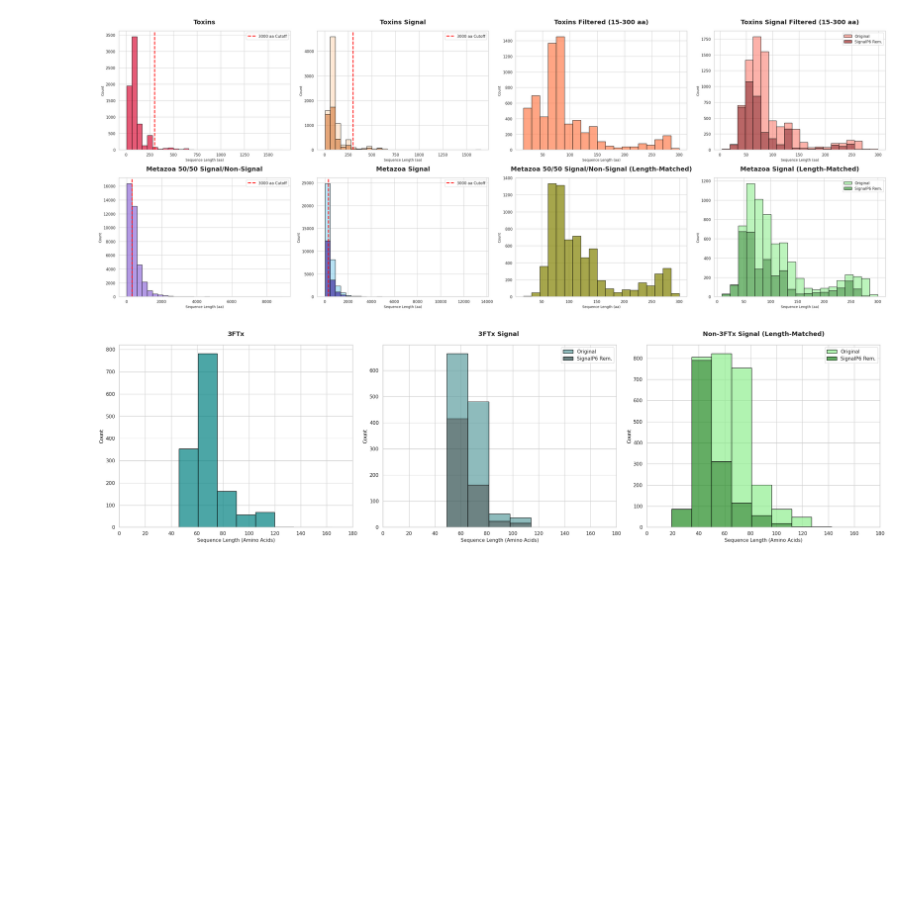
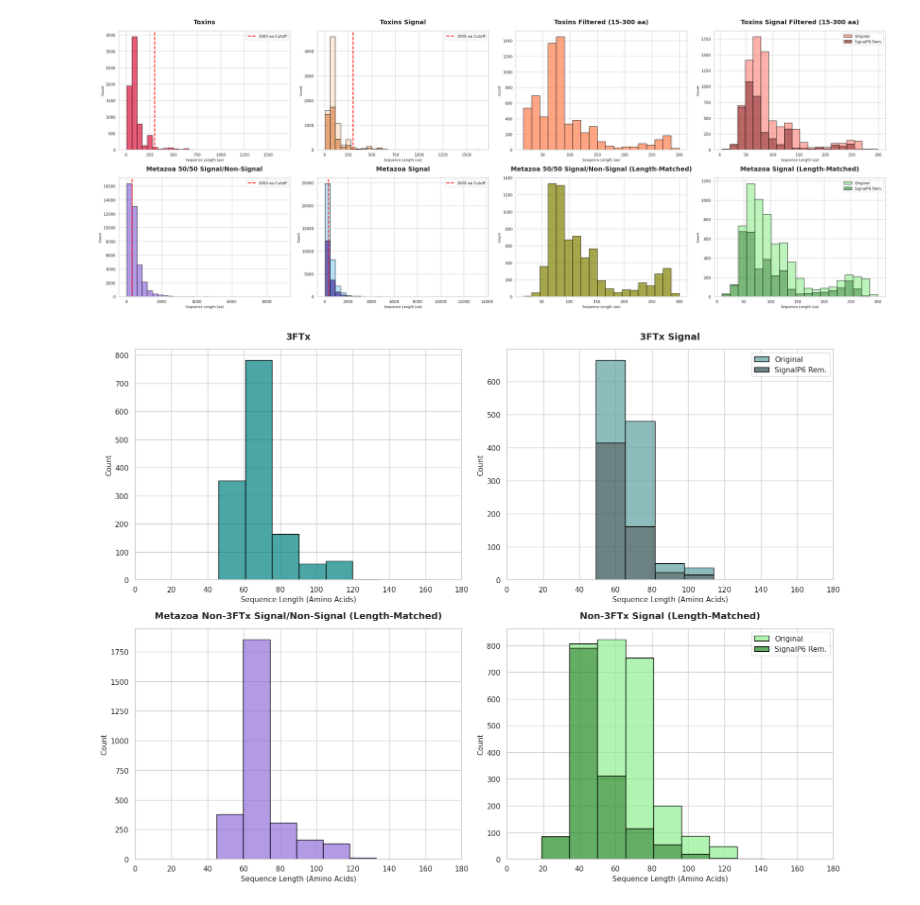
Before and after one commit to d0rr4/PP1, a Jupyter notebook: PP_project/length_distribution.ipynb, the cells around one changed output. Cells and saved outputs as stored; diff of their text form; code cells hidden in the pictures; blank space fills up the shorter version.

```diff
--- a/PP_project/length_distribution.ipynb
+++ b/PP_project/length_distribution.ipynb
@@ -135,6 +135,7 @@ import os
 import matplotlib.pyplot as plt
 import pandas as pd
 import seaborn as sns
+
 # --- 1. Fixed Helper Function for FASTA Processing ---
 def get_fasta_records(fasta_path):
     """Parses a FASTA file tracking the absolute string tail for '_2' tags."""
@@ -162,9 +163,13 @@ def get_fasta_records(fasta_path):
         if current_id is not None:
             records[current_id] = len("".join(current_seq))
     return records
+
 # --- 2. Load Datasets ---
+# 3FTx CSV
 df_3ftx = pd.read_csv("datasets/3FTx_annotation.csv")
 lengths_3ftx = df_3ftx["mature_seq"].dropna().astype(str).str.len()
+
+# 3FTx FASTA
 fasta_3ftx_path = "datasets/3FTx_signal_signalp6_merged.fasta"
 records_3ftx = get_fasta_records(fasta_3ftx_path)
 len_3ftx_orig = []
@@ -174,54 +179,76 @@ for pid, length in records_3ftx.items():
         len_3ftx_rem.append(length)
     else:
         len_3ftx_orig.append(length)
+
+# Non-3FTx FASTA
 fasta_non3ftx_path = "datasets/non3FTx_signal_signalp6_merged_lengthmatched.fasta"
 records_non3ftx = get_fasta_records(fasta_non3ftx_path)
 len_non3ftx_orig = []
 len_non3ftx_rem = []
 for pid, length in records_non3ftx.items():
     if pid.endswith("_2"):
         len_non3ftx_rem.append(length)
     else:
         len_non3ftx_orig.append(length)
-# --- 3. Plotting Setup (1x3 Grid Layout) ---
+
+# Non-3FTx Metadata TSV
+df_non3ftx_meta = pd.read_csv("datasets/non3FTx_5050_lengthmatched_metadata.tsv", sep='\t')
+lengths_non3ftx_meta = df_non3ftx_meta["Length"].dropna()
+
+# --- 3. Plotting Setup (2x2 Grid Layout) ---
 sns.set_theme(style="whitegrid")
-fig, axes = plt.subplots(1, 3, figsize=(25, 7))
-TITLE_CONFIG = {"fontsize": 14, "fontweight": "bold", "pad": 20}
+
+fig, axes = plt.subplots(2, 2, figsize=(16, 12))
+TITLE_CONFIG = {"fontsize": 14, "fontweight": "bold", "pad": 15}
+
+# Include all lengths for consistent x-axis scaling
 all_lengths = (
     list(lengths_3ftx) +
     len_3ftx_orig + len_3ftx_rem +
-    len_non3ftx_orig + len_non3ftx_rem
+    len_non3ftx_orig + len_non3ftx_rem +
+    list(lengths_non3ftx_meta)
 )
 max_len = max(all_lengths) if all_lengths else 120
 x_limit = (max_len // 15 + 2) * 15
-# [Plot 1] CSV Annotation
-sns.histplot(x=lengths_3ftx, kde=False, color="teal", binwidth=15, ax=axes[0], edgecolor="black", alpha=0.7)
-axes[0].set_title("3FTx", **TITLE_CONFIG)
-axes[0].set_xlim(0, x_limit)
-# [Plot 2] 3FTx FASTA
+
+# [Top-Left] CSV Annotation
+sns.histplot(x=lengths_3ftx, kde=False, color="teal", binwidth=15, ax=axes[0, 0], edgecolor="black", alpha=0.7)
+axes[0, 0].set_title("3FTx", **TITLE_CONFIG)
+axes[0, 0].set_xlim(0, x_limit)
+
+# [Top-Right] 3FTx FASTA
 sns.histplot(
     data={"Original": len_3ftx_orig, "SignalP6 Rem.": len_3ftx_rem},
     multiple="stack", binwidth=15, kde=False,
     palette={"Original": "cadetblue", "SignalP6 Rem.": "darkslategrey"},
-    edgecolor="black", alpha=0.7, ax=axes[1]
+    edgecolor="black", alpha=0.7, ax=axes[0, 1]
 )
-axes[1].set_title("3FTx Signal ", **TITLE_CONFIG)
-axes[1].set_xlim(0, x_limit)
-# [Plot 3] Non-3FTx FASTA (Now correctly tracking mixed arrays)
+axes[0, 1].set_title("3FTx Signal", **TITLE_CONFIG)
+axes[0, 1].set_xlim(0, x_limit)
+
+# [Bottom-Left] Non-3FTx Metadata TSV (SWAPPED TO HERE)
+sns.histplot(x=lengths_non3ftx_meta, kde=False, color="mediumpurple", binwidth=15, ax=axes[1, 0], edgecolor="black", alpha=0.7)
+axes[1, 0].set_title("Metazoa Non-3FTx Signal/Non-Signal (Length-Matched)", **TITLE_CONFIG)
+axes[1, 0].set_xlim(0, x_limit)
+
+# [Bottom-Right] Non-3FTx FASTA (SWAPPED TO HERE)
 sns.histplot(
     data={"Original": len_non3ftx_orig, "SignalP6 Rem.": len_non3ftx_rem},
     multiple="stack", binwidth=15, kde=False,
     palette={"Original": "lightgreen", "SignalP6 Rem.": "forestgreen"},
-    edgecolor="black", alpha=0.7, ax=axes[2]
+    edgecolor="black", alpha=0.7, ax=axes[1, 1]
 )
-axes[2].set_title("Non-3FTx Signal (Length-Matched)", **TITLE_CONFIG)
-axes[2].set_xlim(0, x_limit)
-for ax in axes:
+axes[1, 1].set_title("Non-3FTx Signal (Length-Matched)", **TITLE_CONFIG)
+axes[1, 1].set_xlim(0, x_limit)
+
+# Apply global formatting using flatten() to iterate through the 2D grid
+for ax in axes.flatten():
     ax.set_xlabel("Sequence Length (Amino Acids)", fontsize=11)
     ax.set_ylabel("Count", fontsize=11)
+
 plt.tight_layout()
 plt.show()
 # %% [output]
-[figure, old version]
+[figure, new version]
 # %%
 import os
```
Also changed, not shown: parts of 1 cell of this notebook, 14 other files.
